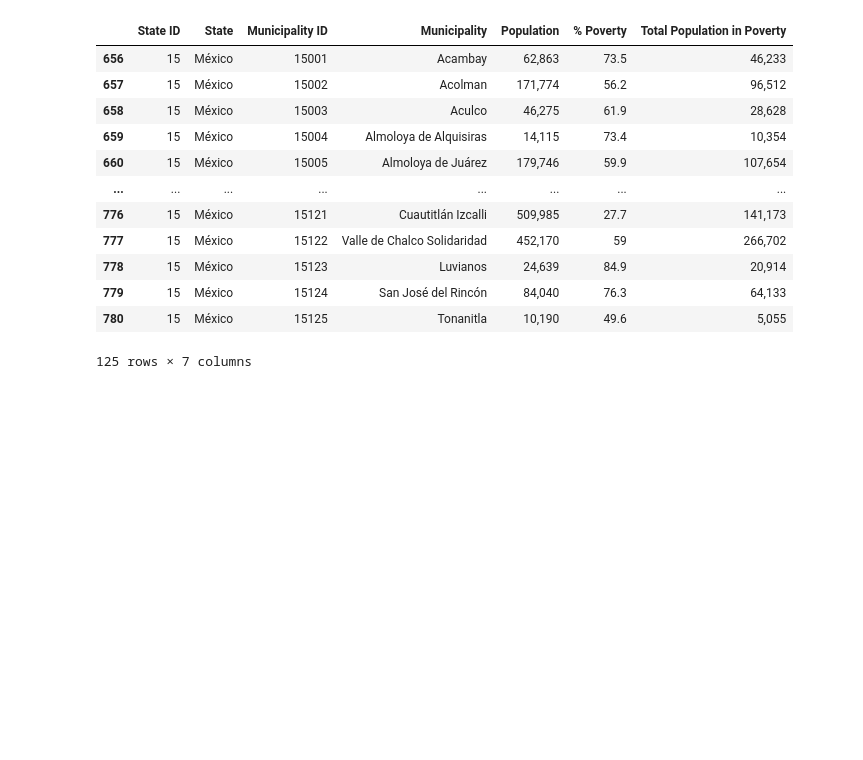
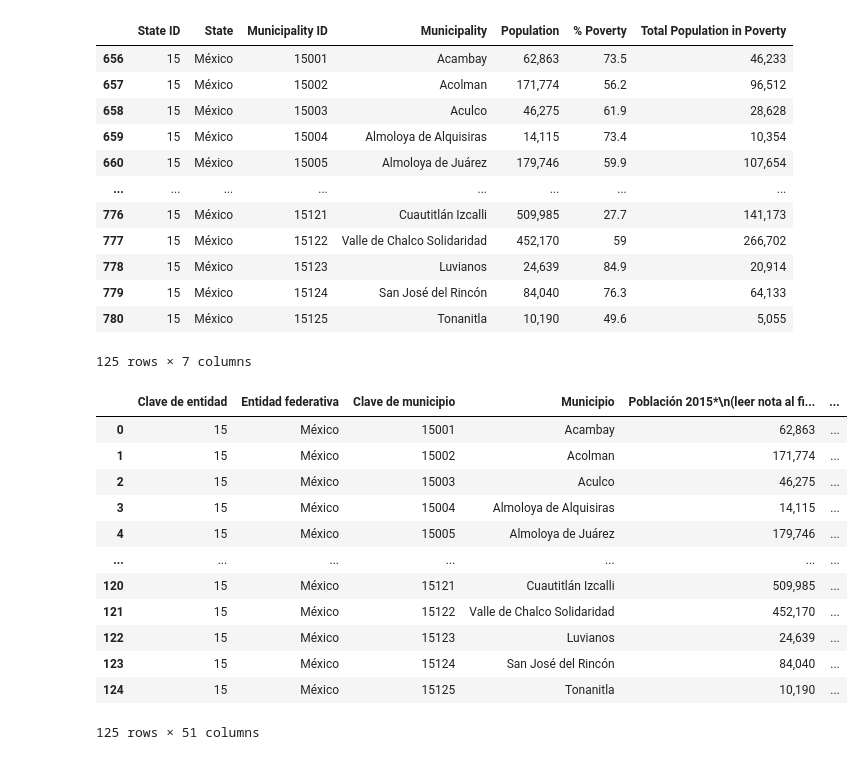
Before and after one commit to JCastilloD/Project-1-Bootcamp, a Jupyter notebook: Data_Retrieval/Municipio Data Extraction.ipynb, the cells around one changed output. Cells and saved outputs as stored; diff of their text form; code cells hidden in the pictures; blank space fills up the shorter version.

Commit message:
merged poverty data

```diff
--- a/Data_Retrieval/Municipio Data Extraction.ipynb
+++ b/Data_Retrieval/Municipio Data Extraction.ipynb
@@ -11,6 +11,8 @@ warnings.filterwarnings('ignore')
 # File to Load (Remember to Change These)
 municipio_pov_dataload = "Resources/municipalpoverty.csv"
 municipio_df = pd.read_csv(municipio_pov_dataload)
+povertyindicators_dataload = "Resources/Concentrado, indicadores de pobreza.csv"
+povertyindicators_df = pd.read_csv(povertyindicators_dataload)
 # %%
 municipaldata = pd.DataFrame(municipio_df)
 new = municipaldata[['clave_entidad', 'entidad_federativa', 'clave_municipio', 'municipio', 'poblacion', 'pobreza', 'pobreza_pob']].copy()
@@ -47,3 +49,19 @@ poverty_by_municipality_df
 | 779 | 15 | México | 15124 | San José del Rincón | 84,040 | 76.3 | 64,133 |
 | 780 | 15 | México | 15125 | Tonanitla | 10,190 | 49.6 | 5,055 |
 125 rows × 7 columns
+# %%
+povertyindicators_df
+# %% [output]
+|  | Clave de entidad | Entidad federativa | Clave de municipio | Municipio | Población 2015*\n(leer nota al fi... | ... |
+| 0 | 15 | México | 15001 | Acambay | 62,863 | ... |
+| 1 | 15 | México | 15002 | Acolman | 171,774 | ... |
+| 2 | 15 | México | 15003 | Aculco | 46,275 | ... |
+| 3 | 15 | México | 15004 | Almoloya de Alquisiras | 14,115 | ... |
+| 4 | 15 | México | 15005 | Almoloya de Juárez | 179,746 | ... |
+| ... | ... | ... | ... | ... | ... | ... |
+| 120 | 15 | México | 15121 | Cuautitlán Izcalli | 509,985 | ... |
+| 121 | 15 | México | 15122 | Valle de Chalco Solidaridad | 452,170 | ... |
+| 122 | 15 | México | 15123 | Luvianos | 24,639 | ... |
+| 123 | 15 | México | 15124 | San José del Rincón | 84,040 | ... |
+| 124 | 15 | México | 15125 | Tonanitla | 10,190 | ... |
+125 rows × 51 columns
```
Also changed, not shown: parts of 3 cells of this notebook.
